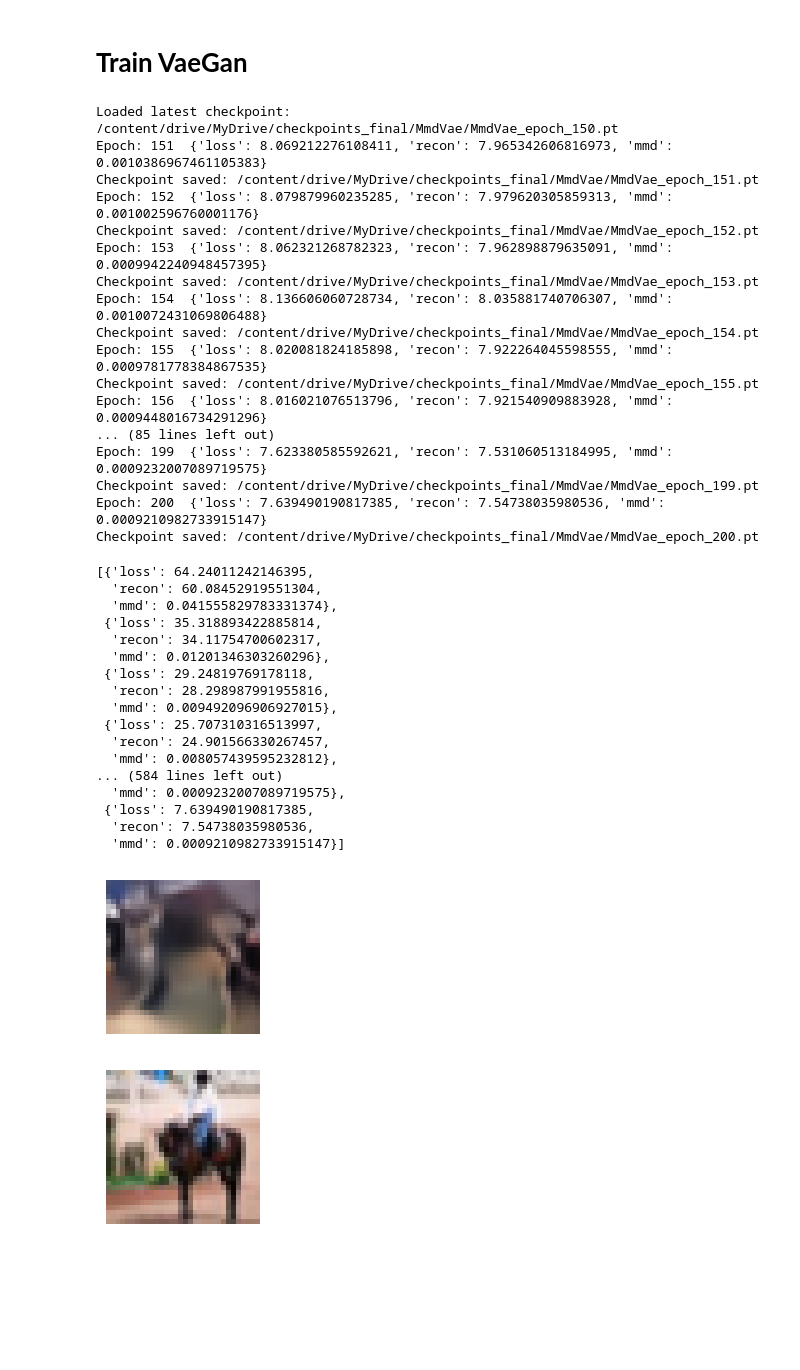
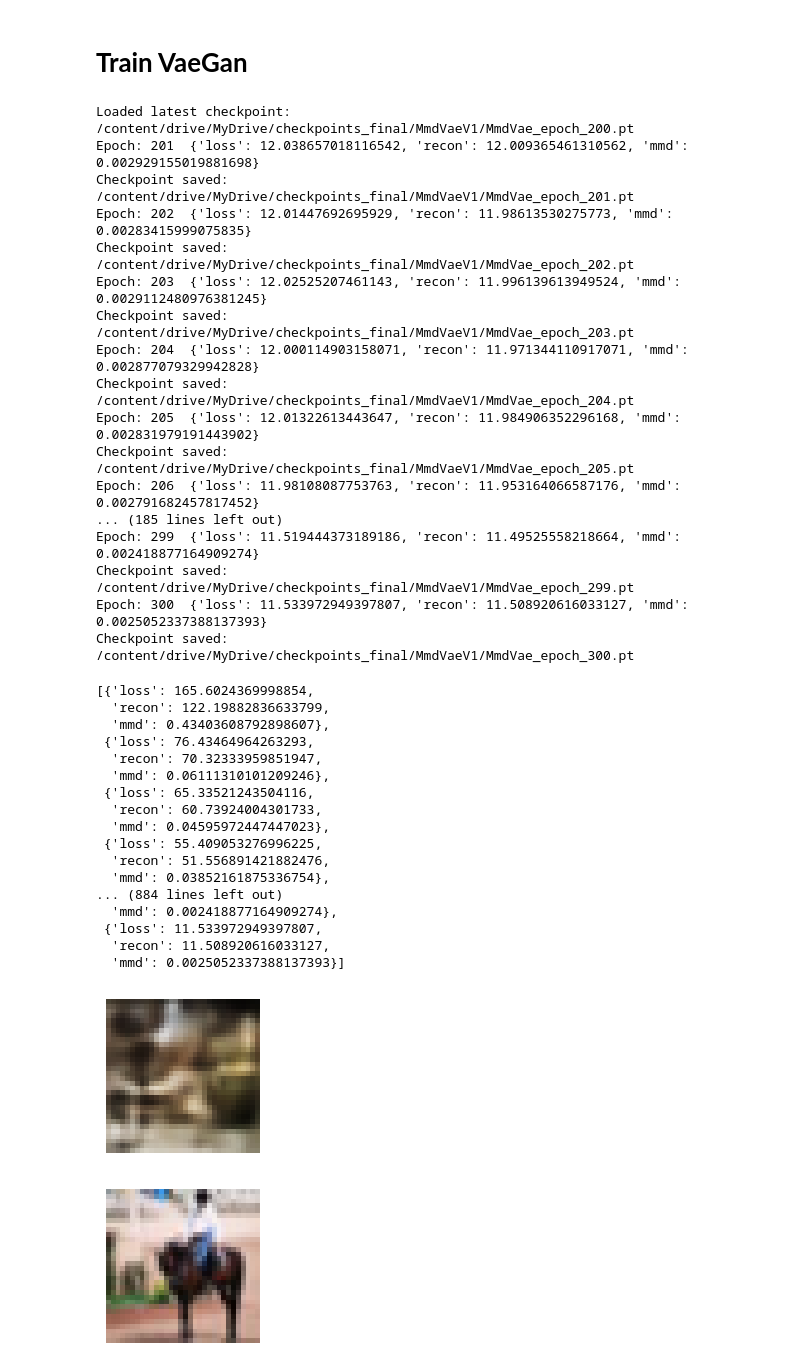
Before and after one commit to azhgh22/Comparative-analysis-of-Generative-models-on-CIFAR-10, a Jupyter notebook: experiments/train_vae.ipynb, the cells around one changed output. Drawn from its saved outputs; the diff is of its cells as text; code cells hidden in the pictures; blank space fills up the shorter version.

```diff
--- a/experiments/train_vae.ipynb
+++ b/experiments/train_vae.ipynb
@@ -92,55 +92,55 @@ def show_img(img):
 # **Train VaeGan**
 # %%
 %%capture
-model = MMDVAE(beta=100.0).to(device)
+model = MMDVAE(beta=10.0).to(device)
 model.apply(WeightsInitializer())
 # %%
-checkpoint_dir = "/content/drive/MyDrive/checkpoints_final/MmdVae"
+checkpoint_dir = "/content/drive/MyDrive/checkpoints_final/MmdVaeV1"
 checkpointer = Checkpointer(checkpoint_dir,"MmdVae",1,False)
-train = Train(model,200,train_loader,checkpointer,device)
+train = Train(model,300,train_loader,checkpointer,device)
 train.load_checkpoint()
 # torch.autograd.set_detect_anomaly(True)
 train.train()
 # %% [output]
-Loaded latest checkpoint: /content/drive/MyDrive/checkpoints_final/MmdVae/MmdVae_epoch_150.pt
-Epoch: 151  {'loss': 8.069212276108411, 'recon': 7.965342606816973, 'mmd': 0.0010386967461105383}
-Checkpoint saved: /content/drive/MyDrive/checkpoints_final/MmdVae/MmdVae_epoch_151.pt
-Epoch: 152  {'loss': 8.079879960235285, 'recon': 7.979620305859313, 'mmd': 0.001002596760001176}
-Checkpoint saved: /content/drive/MyDrive/checkpoints_final/MmdVae/MmdVae_epoch_152.pt
-Epoch: 153  {'loss': 8.062321268782323, 'recon': 7.962898879635091, 'mmd': 0.0009942240948457395}
-Checkpoint saved: /content/drive/MyDrive/checkpoints_final/MmdVae/MmdVae_epoch_153.pt
-Epoch: 154  {'loss': 8.136606060728734, 'recon': 8.035881740706307, 'mmd': 0.0010072431069806488}
-Checkpoint saved: /content/drive/MyDrive/checkpoints_final/MmdVae/MmdVae_epoch_154.pt
-Epoch: 155  {'loss': 8.020081824185898, 'recon': 7.922264045598555, 'mmd': 0.0009781778384867535}
-Checkpoint saved: /content/drive/MyDrive/checkpoints_final/MmdVae/MmdVae_epoch_155.pt
-Epoch: 156  {'loss': 8.016021076513796, 'recon': 7.921540909883928, 'mmd': 0.0009448016734291296}
-... (85 lines left out)
-Epoch: 199  {'loss': 7.623380585592621, 'recon': 7.531060513184995, 'mmd': 0.0009232007089719575}
-Checkpoint saved: /content/drive/MyDrive/checkpoints_final/MmdVae/MmdVae_epoch_199.pt
-Epoch: 200  {'loss': 7.639490190817385, 'recon': 7.54738035980536, 'mmd': 0.0009210982733915147}
-Checkpoint saved: /content/drive/MyDrive/checkpoints_final/MmdVae/MmdVae_epoch_200.pt
+Loaded latest checkpoint: /content/drive/MyDrive/checkpoints_final/MmdVaeV1/MmdVae_epoch_200.pt
+Epoch: 201  {'loss': 12.038657018116542, 'recon': 12.009365461310562, 'mmd': 0.002929155019881698}
+Checkpoint saved: /content/drive/MyDrive/checkpoints_final/MmdVaeV1/MmdVae_epoch_201.pt
+Epoch: 202  {'loss': 12.01447692695929, 'recon': 11.98613530275773, 'mmd': 0.00283415999075835}
+Checkpoint saved: /content/drive/MyDrive/checkpoints_final/MmdVaeV1/MmdVae_epoch_202.pt
+Epoch: 203  {'loss': 12.02525207461143, 'recon': 11.996139613949524, 'mmd': 0.0029112480976381245}
+Checkpoint saved: /content/drive/MyDrive/checkpoints_final/MmdVaeV1/MmdVae_epoch_203.pt
+Epoch: 204  {'loss': 12.000114903158071, 'recon': 11.971344110917071, 'mmd': 0.002877079329942828}
+Checkpoint saved: /content/drive/MyDrive/checkpoints_final/MmdVaeV1/MmdVae_epoch_204.pt
+Epoch: 205  {'loss': 12.01322613443647, 'recon': 11.984906352296168, 'mmd': 0.002831979191443902}
+Checkpoint saved: /content/drive/MyDrive/checkpoints_final/MmdVaeV1/MmdVae_epoch_205.pt
+Epoch: 206  {'loss': 11.98108087753763, 'recon': 11.953164066587176, 'mmd': 0.002791682457817452}
+... (185 lines left out)
+Epoch: 299  {'loss': 11.519444373189186, 'recon': 11.49525558218664, 'mmd': 0.002418877164909274}
+Checkpoint saved: /content/drive/MyDrive/checkpoints_final/MmdVaeV1/MmdVae_epoch_299.pt
+Epoch: 300  {'loss': 11.533972949397807, 'recon': 11.508920616033127, 'mmd': 0.0025052337388137393}
+Checkpoint saved: /content/drive/MyDrive/checkpoints_final/MmdVaeV1/MmdVae_epoch_300.pt
-[{'loss': 64.24011242146395,
-  'recon': 60.08452919551304,
-  'mmd': 0.041555829783331374},
- {'loss': 35.318893422885814,
-  'recon': 34.11754700602317,
-  'mmd': 0.01201346303260296},
- {'loss': 29.24819769178118,
-  'recon': 28.298987991955816,
-  'mmd': 0.009492096906927015},
- {'loss': 25.707310316513997,
-  'recon': 24.901566330267457,
-  'mmd': 0.008057439595232812},
-... (584 lines left out)
-  'mmd': 0.0009232007089719575},
- {'loss': 7.639490190817385,
-  'recon': 7.54738035980536,
-  'mmd': 0.0009210982733915147}]
+[{'loss': 165.6024369998854,
+  'recon': 122.19882836633799,
+  'mmd': 0.43403608792898607},
+ {'loss': 76.43464964263293,
+  'recon': 70.32333959851947,
+  'mmd': 0.06111310101209246},
+ {'loss': 65.33521243504116,
+  'recon': 60.73924004301733,
+  'mmd': 0.04595972447447023},
+ {'loss': 55.409053276996225,
+  'recon': 51.556891421882476,
+  'mmd': 0.03852161875336754},
+... (884 lines left out)
+  'mmd': 0.002418877164909274},
+ {'loss': 11.533972949397807,
+  'recon': 11.508920616033127,
+  'mmd': 0.0025052337388137393}]
 # %%
 images = model.sample(16)
-show_img(images[1])
+show_img(images[4])
 # %% [output]
-[figure, old version]
+[figure, new version]
 # %%
 train_dataset = train_loader.dataset
 img = train_dataset[11][0]
```
